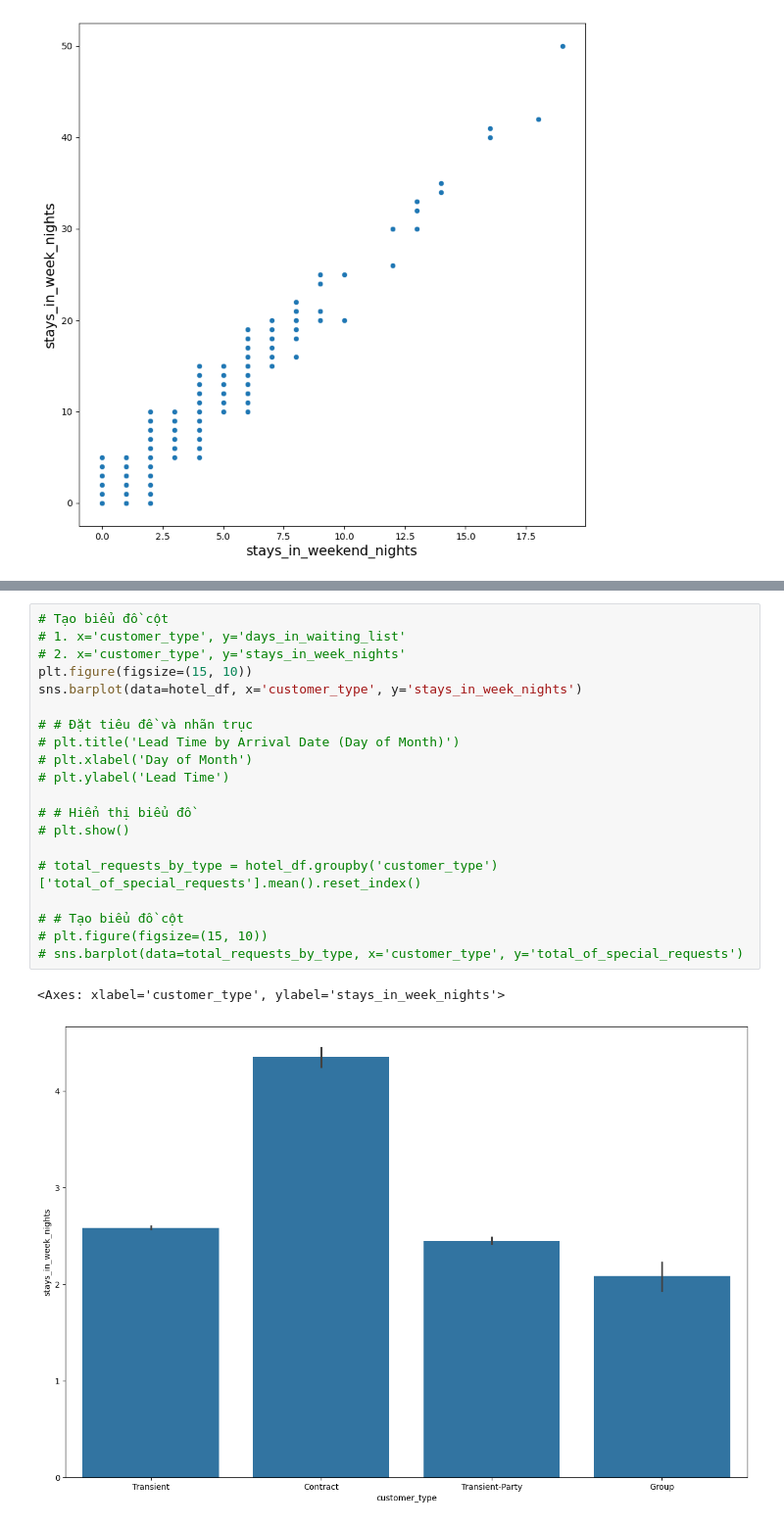
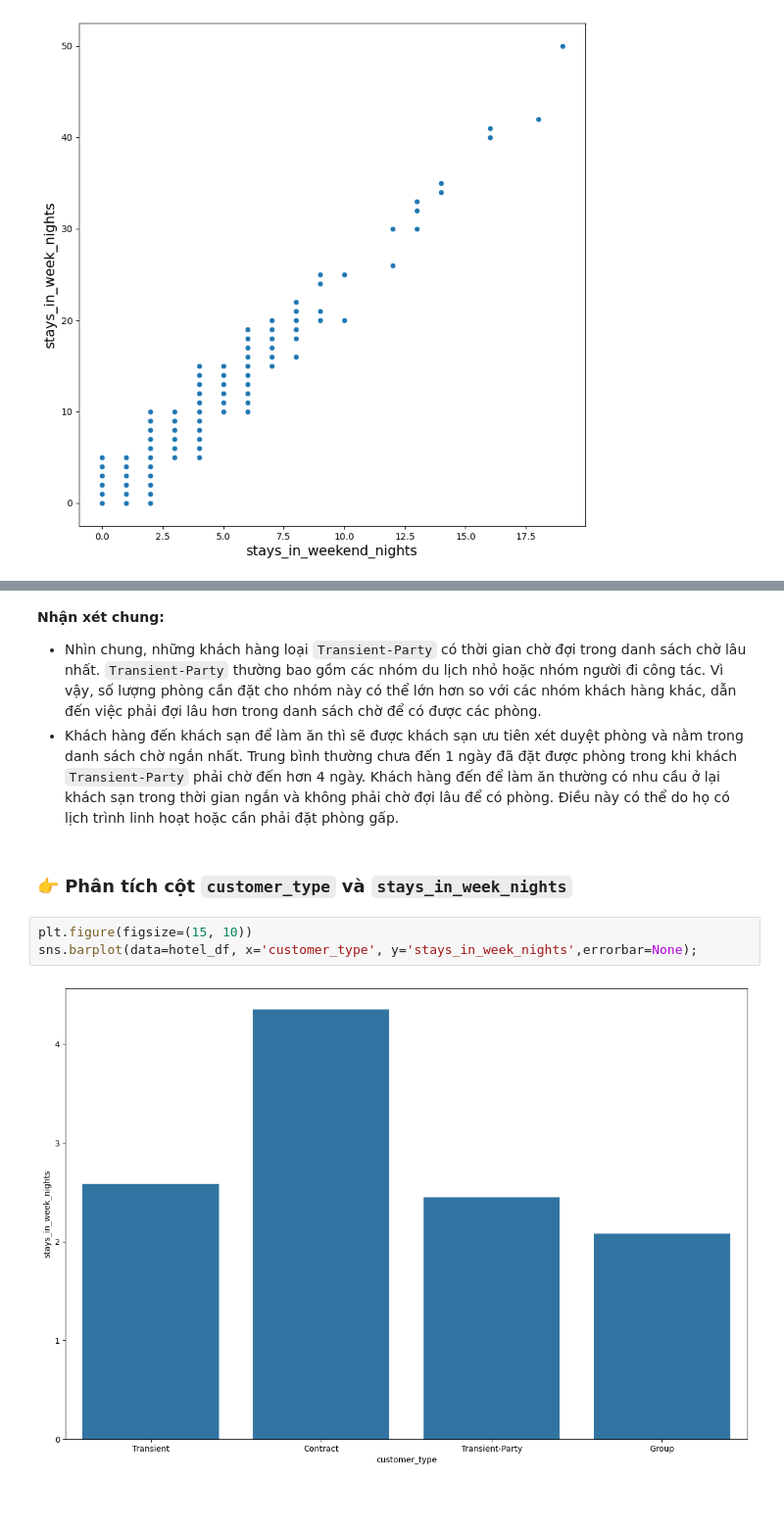
Before and after one commit to kolee1902/Data_Visualization_DoAnQuanHoa, a Jupyter notebook: Hotel_Booking.ipynb, the cells around one changed output, grey strips where cells are left out. Shown at 98% size. Saved outputs shown, nothing was run; the diff lists cells and outputs as text; blank space fills up the shorter version.

```diff
--- a/Hotel_Booking.ipynb
+++ b/Hotel_Booking.ipynb
@@ -347,23 +334,11 @@ Index(['is_canceled', 'lead_time', 'arrival_date_year',
+# %% [markdown]
+**Nhận xét chung:**
+- Nhìn chung, những khách hàng loại `Transient-Party` có thời gian chờ đợi trong danh sách chờ lâu nhất. `Transient-Party` thường bao gồm các nhóm du lịch nhỏ hoặc nhóm người đi công tác. Vì vậy, số lượng phòng cần đặt cho nhóm này có thể lớn hơn so với các nhóm khách hàng khác, dẫn đến việc phải đợi lâu hơn trong danh sách chờ để có được các phòng.
+- Khách hàng đến khách sạn để làm ăn thì sẽ được khách sạn ưu tiên xét duyệt phòng và nằm trong danh sách chờ ngắn nhất. Trung bình thường chưa đến 1 ngày đã đặt được phòng trong khi khách `Transient-Party` phải chờ đến hơn 4 ngày. Khách hàng đến để làm ăn thường có nhu cầu ở lại khách sạn trong thời gian ngắn và không phải chờ đợi lâu để có phòng. Điều này có thể do họ có lịch trình linh hoạt hoặc cần phải đặt phòng gấp.
+# %% [markdown]
+### 👉 **Phân tích cột `customer_type` và `stays_in_week_nights`**
 # %%
-# Tạo biểu đồ cột
-# 1. x='customer_type', y='days_in_waiting_list'
-# 2. x='customer_type', y='stays_in_week_nights'
 plt.figure(figsize=(15, 10))
-sns.barplot(data=hotel_df, x='customer_type', y='stays_in_week_nights')
-
-# # Đặt tiêu đề và nhãn trục
-# plt.title('Lead Time by Arrival Date (Day of Month)')
-# plt.xlabel('Day of Month')
-# plt.ylabel('Lead Time')
-
-# # Hiển thị biểu đồ
-# plt.show()
-
-# total_requests_by_type = hotel_df.groupby('customer_type')['total_of_special_requests'].mean().reset_index()
-
-# # Tạo biểu đồ cột
-# plt.figure(figsize=(15, 10))
-# sns.barplot(data=total_requests_by_type, x='customer_type', y='total_of_special_requests')
+sns.barplot(data=hotel_df, x='customer_type', y='stays_in_week_nights',errorbar=None);
 # %% [output]
-<Axes: xlabel='customer_type', ylabel='stays_in_week_nights'>
-[figure, old version]
+[figure, new version]
```
Also changed, not shown: parts of 32 cells of this notebook.
